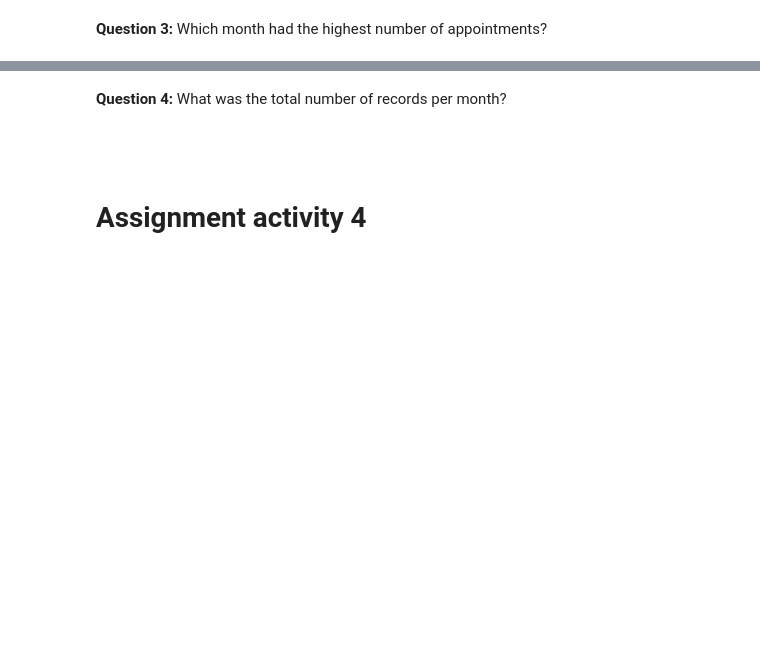
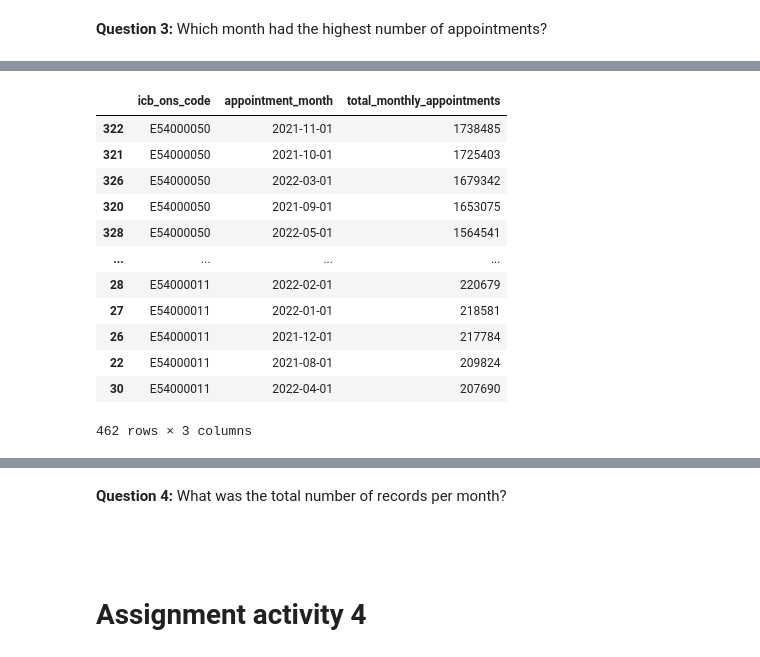
Before and after one commit to crialorob/Alonso_Robles_Cristina_DA201_Assignment, a Jupyter notebook: Alonso_Robles_Cristina_DA201_Assignment_Notebook.ipynb, the cells around one changed output, grey strips where cells are left out. Drawn from its saved outputs; the diff is of its cells as text; code cells hidden in the pictures; blank space fills up the shorter version.

```diff
--- a/Alonso_Robles_Cristina_DA201_Assignment_Notebook.ipynb
+++ b/Alonso_Robles_Cristina_DA201_Assignment_Notebook.ipynb
@@ -932,0 +972,20 @@ monthly_appointments_count.sort_values(['total_monthly_appointments'],ascending=
+# %%
+# Grouping the nc DataFrame by 'icb_ons_code' and 'appointment_month'.
+# And aggregating the 'count of appointments' to monthly counts.
+
+monthly_appointments_count_nc = pd.DataFrame(nc.groupby(['icb_ons_code' ,'appointment_month']).count_of_appointments.sum().reset_index(name='total_monthly_appointments'))
+monthly_appointments_count_nc.sort_values(['total_monthly_appointments'],ascending=False)
+# %% [output]
+|  | icb_ons_code | appointment_month | total_monthly_appointments |
+| 322 | E54000050 | 2021-11-01 | 1738485 |
+| 321 | E54000050 | 2021-10-01 | 1725403 |
+| 326 | E54000050 | 2022-03-01 | 1679342 |
+| 320 | E54000050 | 2021-09-01 | 1653075 |
+| 328 | E54000050 | 2022-05-01 | 1564541 |
+| ... | ... | ... | ... |
+| 28 | E54000011 | 2022-02-01 | 220679 |
+| 27 | E54000011 | 2022-01-01 | 218581 |
+| 26 | E54000011 | 2021-12-01 | 217784 |
+| 22 | E54000011 | 2021-08-01 | 209824 |
+| 30 | E54000011 | 2022-04-01 | 207690 |
+462 rows × 3 columns
```
Also changed, not shown: parts of 105 cells of this notebook, 1 other file.
